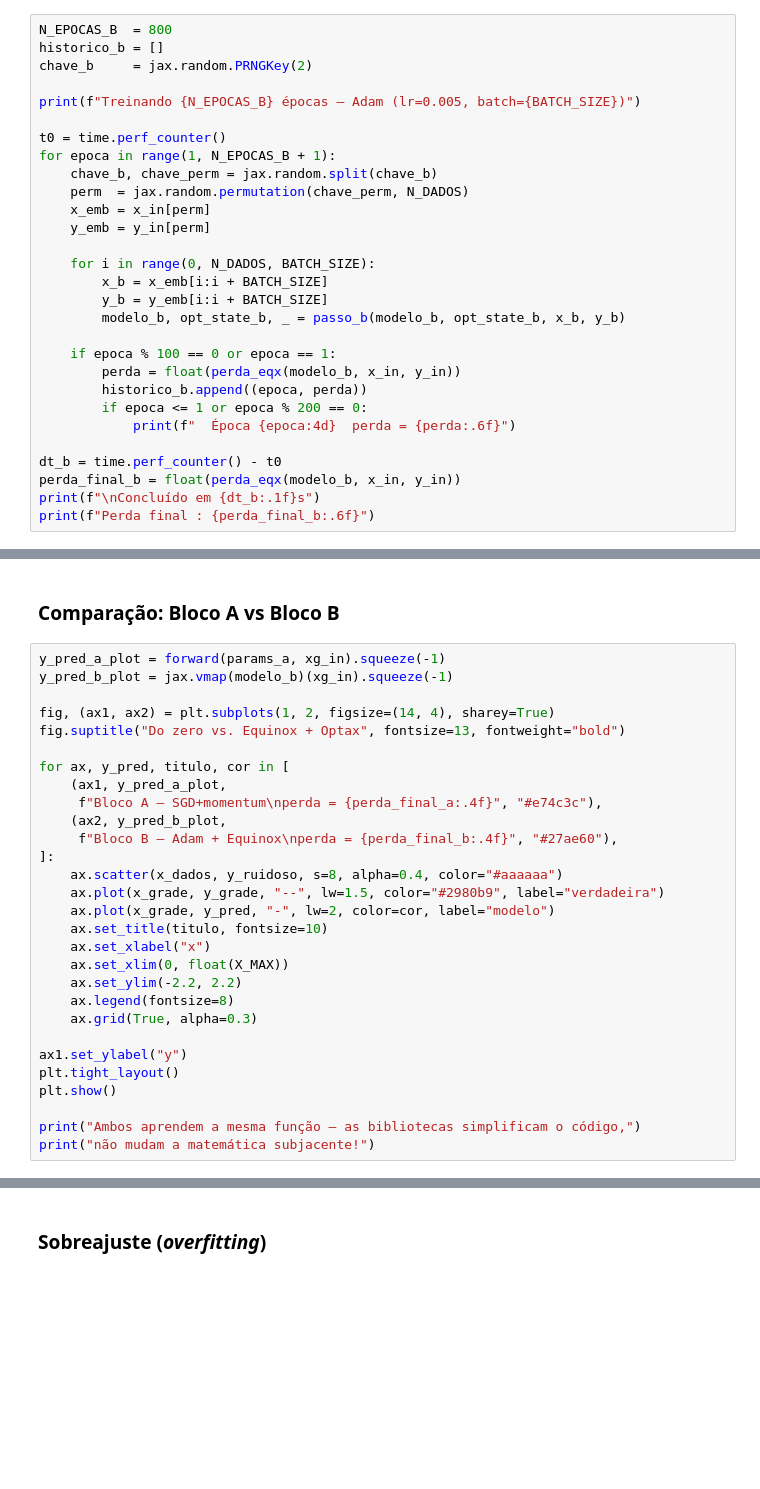
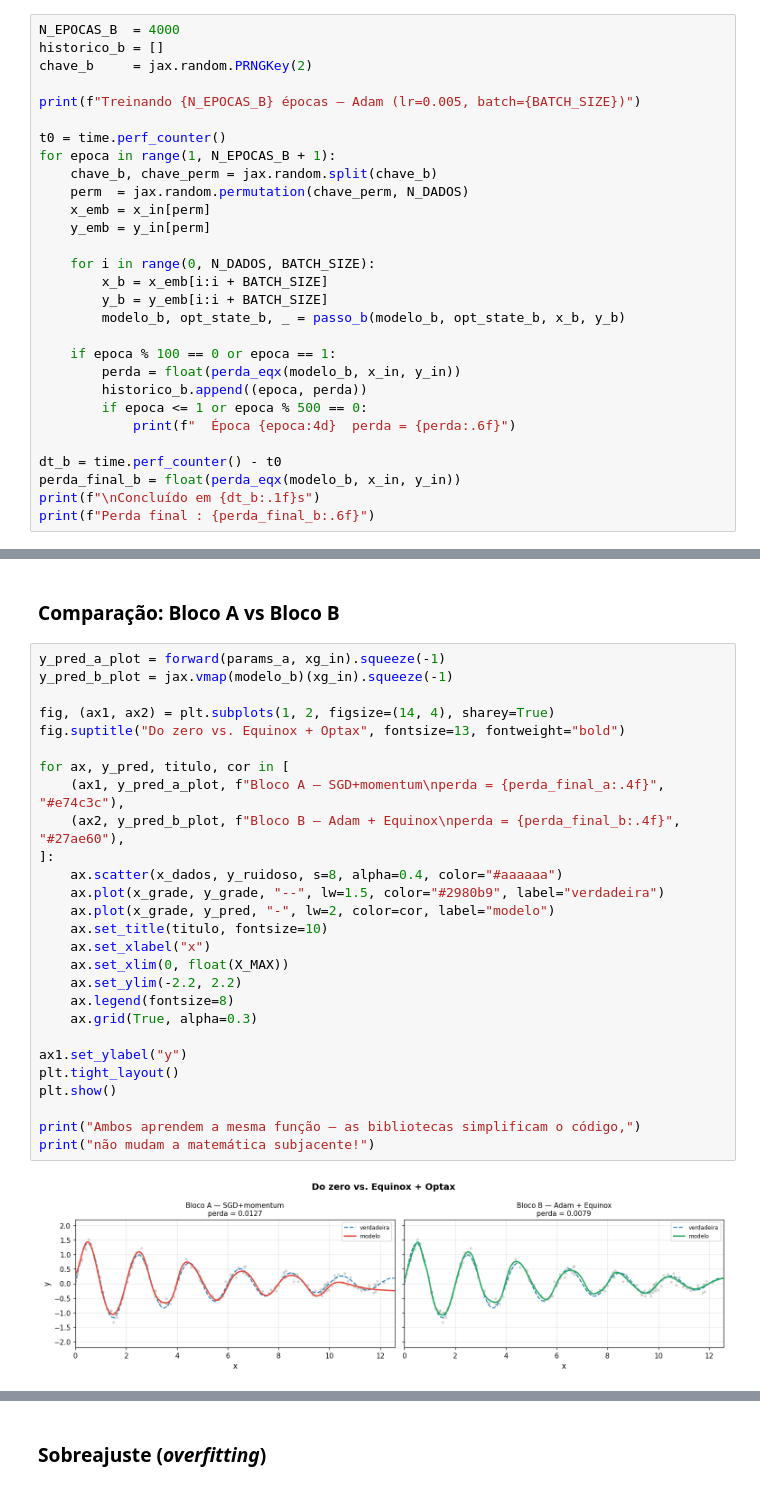
Before and after one commit to daniellopezcano/I-Escola-de-Inverno-do-IFUSP, a Jupyter notebook: jax-examples/notebooks/00_caixa_de_ferramentas.ipynb, the cells around one changed output, grey strips where cells are left out. Saved outputs shown, nothing was run; the diff lists cells and outputs as text; blank space fills up the shorter version.

```diff
--- a/jax-examples/notebooks/00_caixa_de_ferramentas.ipynb
+++ b/jax-examples/notebooks/00_caixa_de_ferramentas.ipynb
@@ -577,7 +689,7 @@ def passo_b(modelo, estado, x, y):
 # %% [markdown]
 ### Loop de treino
 # %%
-N_EPOCAS_B  = 800
+N_EPOCAS_B  = 4000
 historico_b = []
 chave_b     = jax.random.PRNGKey(2)
 
@@ -598,7 +710,7 @@ for epoca in range(1, N_EPOCAS_B + 1):
     if epoca % 100 == 0 or epoca == 1:
         perda = float(perda_eqx(modelo_b, x_in, y_in))
         historico_b.append((epoca, perda))
-        if epoca <= 1 or epoca % 200 == 0:
+        if epoca <= 1 or epoca % 500 == 0:
             print(f"  Época {epoca:4d}  perda = {perda:.6f}")
 
 dt_b = time.perf_counter() - t0
@@ -610,29 +736,29 @@ print(f"Perda final : {perda_final_b:.6f}")
 # %%
 y_pred_a_plot = forward(params_a, xg_in).squeeze(-1)
 y_pred_b_plot = jax.vmap(modelo_b)(xg_in).squeeze(-1)
 
 fig, (ax1, ax2) = plt.subplots(1, 2, figsize=(14, 4), sharey=True)
 fig.suptitle("Do zero vs. Equinox + Optax", fontsize=13, fontweight="bold")
 
 for ax, y_pred, titulo, cor in [
-    (ax1, y_pred_a_plot,
-     f"Bloco A — SGD+momentum\nperda = {perda_final_a:.4f}", "#e74c3c"),
-    (ax2, y_pred_b_plot,
-     f"Bloco B — Adam + Equinox\nperda = {perda_final_b:.4f}", "#27ae60"),
+    (ax1, y_pred_a_plot, f"Bloco A — SGD+momentum\nperda = {perda_final_a:.4f}", "#e74c3c"),
+    (ax2, y_pred_b_plot, f"Bloco B — Adam + Equinox\nperda = {perda_final_b:.4f}", "#27ae60"),
 ]:
     ax.scatter(x_dados, y_ruidoso, s=8, alpha=0.4, color="#aaaaaa")
     ax.plot(x_grade, y_grade, "--", lw=1.5, color="#2980b9", label="verdadeira")
     ax.plot(x_grade, y_pred, "-", lw=2, color=cor, label="modelo")
     ax.set_title(titulo, fontsize=10)
     ax.set_xlabel("x")
     ax.set_xlim(0, float(X_MAX))
     ax.set_ylim(-2.2, 2.2)
     ax.legend(fontsize=8)
     ax.grid(True, alpha=0.3)
 
 ax1.set_ylabel("y")
 plt.tight_layout()
 plt.show()
 
 print("Ambos aprendem a mesma função — as bibliotecas simplificam o código,")
 print("não mudam a matemática subjacente!")
+# %% [output]
+[figure, added]
```
Also changed, not shown: parts of 26 cells of this notebook, 1 other file.
